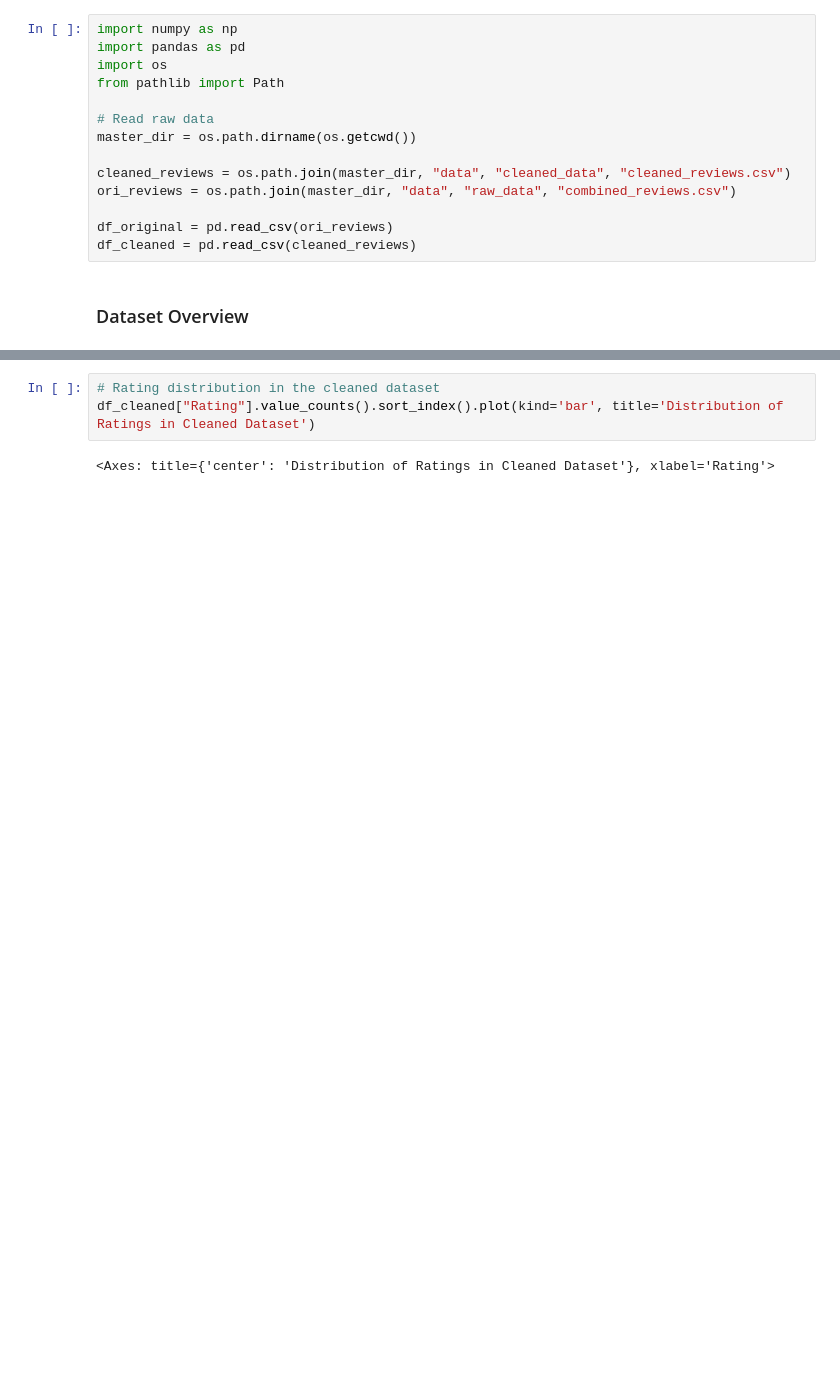
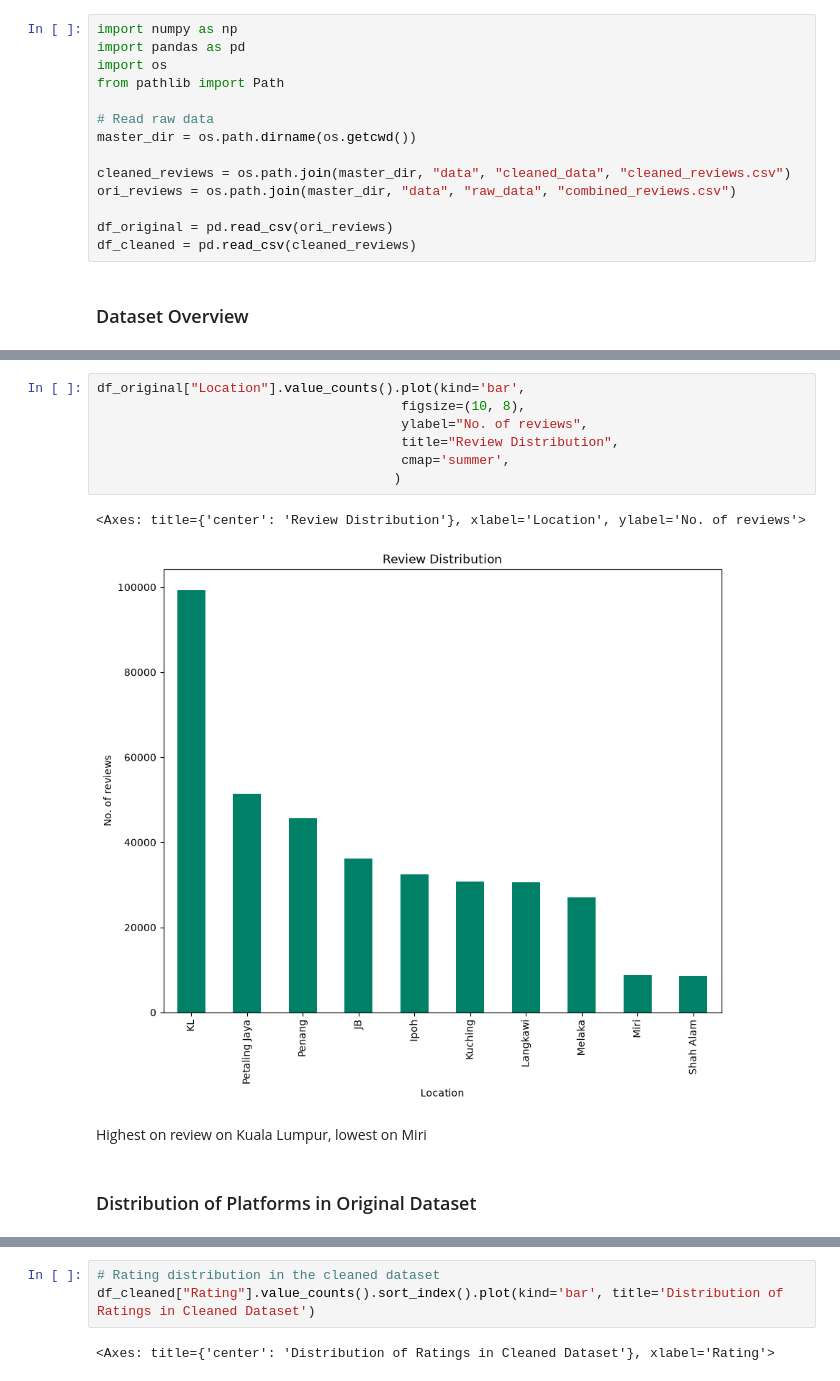
Before and after one commit to senghongC/CDS6344-SOCIAL-MEDIA-COMPUTING-Assignment, a Jupyter notebook: notebooks/02_EDA.ipynb, the cells around one changed output, grey strips where cells are left out. Saved outputs shown, nothing was run; the diff lists cells and outputs as text; blank space fills up the shorter version.

```diff
--- a/notebooks/02_EDA.ipynb
+++ b/notebooks/02_EDA.ipynb
@@ -29,3 +46,17 @@ Removed: 6
+# %%
+df_original["Location"].value_counts().plot(kind='bar',
+                                       figsize=(10, 8),
+                                       ylabel="No. of reviews",
+                                       title="Review Distribution",
+                                       cmap='summer',
+                                      )
+# %% [output]
+<Axes: title={'center': 'Review Distribution'}, xlabel='Location', ylabel='No. of reviews'>
+[figure, added]
+# %% [markdown]
+Highest on review on Kuala Lumpur, lowest on Miri
+# %% [markdown]
+### Distribution of Platforms in Original Dataset
 # %%
 # Compare the distribution of platforms in the original and cleaned datasets
 df_original["Platform"].value_counts().plot(kind='bar', title='Distribution of Platforms in Original Dataset')
```
Also changed, not shown: parts of 48 cells of this notebook, 26 other files.
